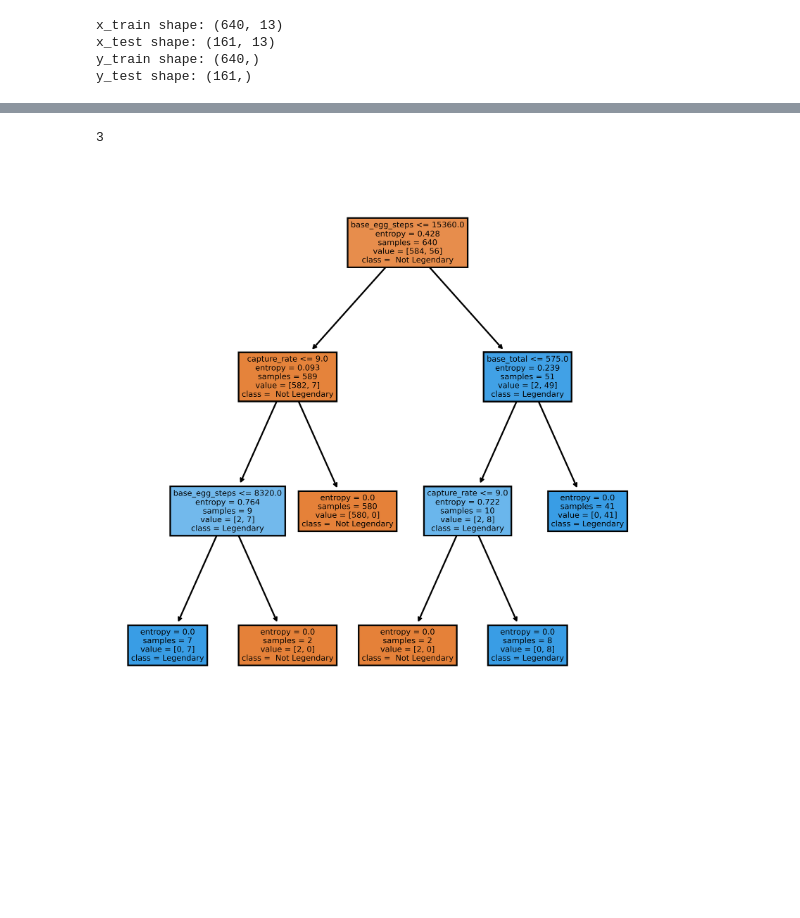
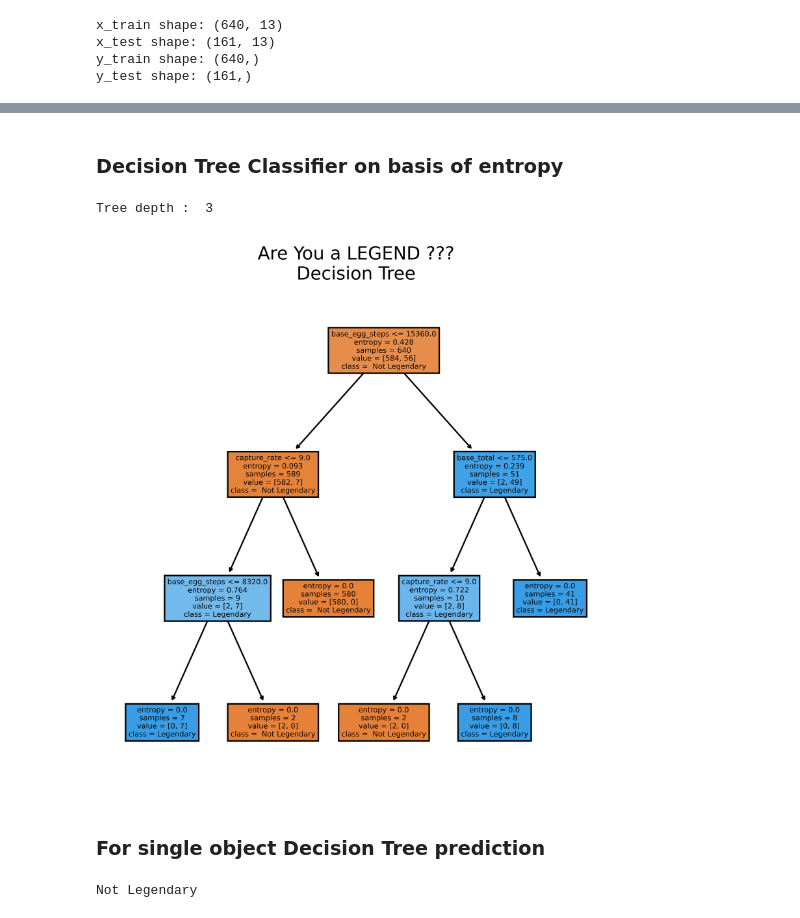
Before and after one commit to ayushkarn14/Programs, a Jupyter notebook: Python/ML/Pokemon/book.ipynb, the cells around one changed output, grey strips where cells are left out. Drawn from its saved outputs; the diff is of its cells as text; code cells hidden in the pictures; blank space fills up the shorter version.

```diff
--- a/Python/ML/Pokemon/book.ipynb
+++ b/Python/ML/Pokemon/book.ipynb
@@ -44,5 +150,5 @@ dtype: int64
 # %%
-missing_rows = data[data['weight_kg'].isna()]
+missing_rows = data[data['weight_kg'].isna()| data['height_m'].isna()]
 missing_rows
 # %% [output]
 |  | abilities | against_bug | against_dark | against_dragon | against_electric | against_fairy | against_fight | ... |
@@ -86,14 +219,14 @@ Name: name, dtype: object
 # %%
-#Filling in data from serebii
 height=[0.3,0.7,0.7,0.65,1.1,0.6,1.1,0.2,0.7,0.4,1.1,0.4,1,1.6,0.8,1.1,6.45,1,3.5,1]
 weight=[3.7,20,25,26,40,9.9,19.9,0.9,50,4.2,32,20,107,308,36,41,267.8,39.5,250,25]
-missing_rows['weight_kg']=weight
-missing_rows['height_m']=height
+
+missing_rows.loc[:,'weight_kg']=weight
+missing_rows.loc[:,'height_m']=height
 data.loc[missing_rows.index,'height_m']=missing_rows['height_m']
 data.loc[missing_rows.index,'weight_kg']=missing_rows['weight_kg']
 data.loc[missing_rows.index,['height_m','weight_kg']]
 
 data.isna().any()
 row_nan_count = data.isna().sum(axis=0)
-print(row_nan_count)
+row_nan_count[row_nan_count!=0]
 # %% [output]
@@ -237,0 +348,24 @@ y_test shape: (161,)
+# %%
+from sklearn.naive_bayes import GaussianNB
+
+model = GaussianNB()
+model.fit(x_train, y_train)
+y_pred = model.predict(x_test)
+
+accuracy = accuracy_score(y_test, y_pred)
+precision = precision_score(y_test, y_pred)
+recall = recall_score(y_test, y_pred)
+f1 = f1_score(y_test, y_pred)
+
+
+print("Training Confusion Matrix : ")
+print(confusion_matrix(y_train, model.predict(x_train)))
+print("Testing Confusion Matrix : ")
+cm = confusion_matrix(y_test, y_pred)
+print(cm)
+# Print the metrics
+print("Accuracy:", accuracy)
+print("Precision:", precision)
+print("Recall:", recall)
+print("F1 Score:", f1)
+print()
@@ -238,14 +383,32 @@ y_test shape: (161,)
+# %% [markdown]
+<h3>Decision Tree Classifier on basis of entropy</h3>
 # %%
 from sklearn import tree
-t_model=tree.DecisionTreeClassifier(max_depth=5,criterion='entropy')
+t_model=tree.DecisionTreeClassifier(criterion='entropy',max_depth=5)
 t_model.fit(x_train,y_train)
-t_model.tree_.max_depth
+print("Tree depth : ",t_model.tree_.max_depth)
 # %% [output]
-3
+Tree depth :  3
 # %%
 fig,axes = plt.subplots(nrows= 1, ncols= 1, figsize = (6,6) , dpi = 800)
 tree.plot_tree(t_model,feature_names= x.columns,class_names= [' Not Legendary','Legendary'],filled= True)
-fig.savefig("DTREE.png")
+plt.title("Are You a LEGEND ???\nDecision Tree")
+plt.show()
 # %% [output]
-[figure, old version]
+[figure, new version]
+# %% [markdown]
+<h3>For single object Decision Tree prediction</h3>
+# %%
+egg=640*5
+happiness=50
+capture_rate=10
+base_total=450
+
+x_input=[0,egg,happiness,base_total,capture_rate,0,0,0,0,0,0,0,0]
+if t_model.predict([x_input])==0:
+    print("Not Legendary")
+else:
+    print("legendary!")
+# %% [output]
+Not Legendary
 # %%
```
Also changed, not shown: parts of 37 cells of this notebook, 56 other files.
